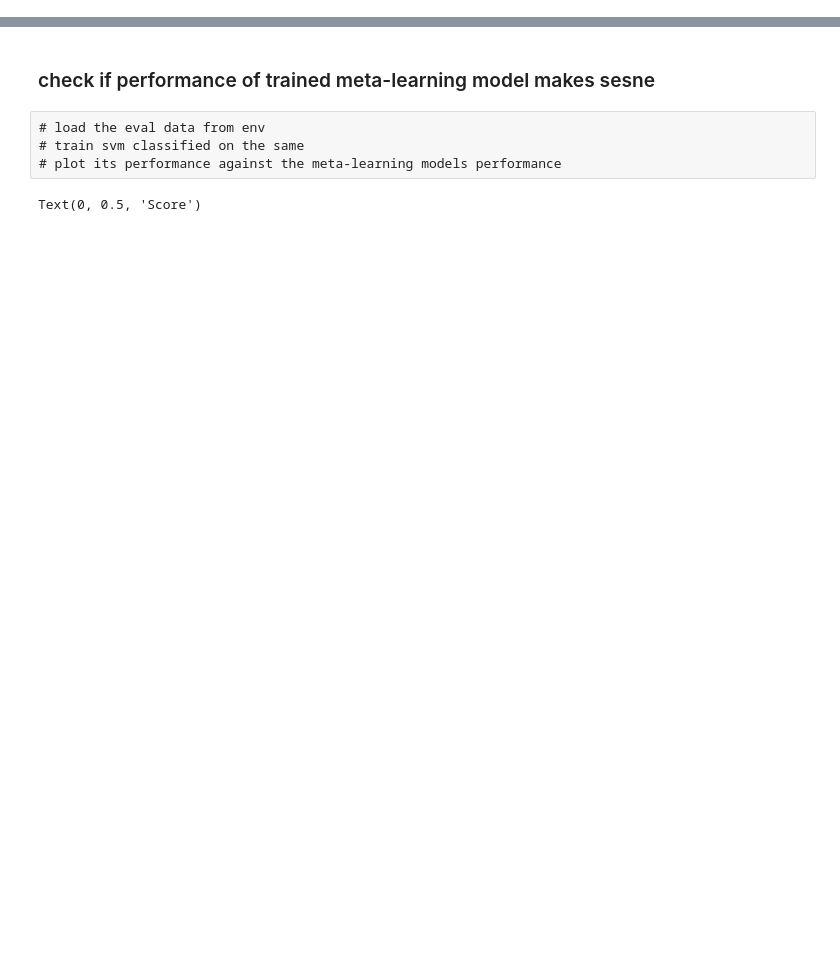
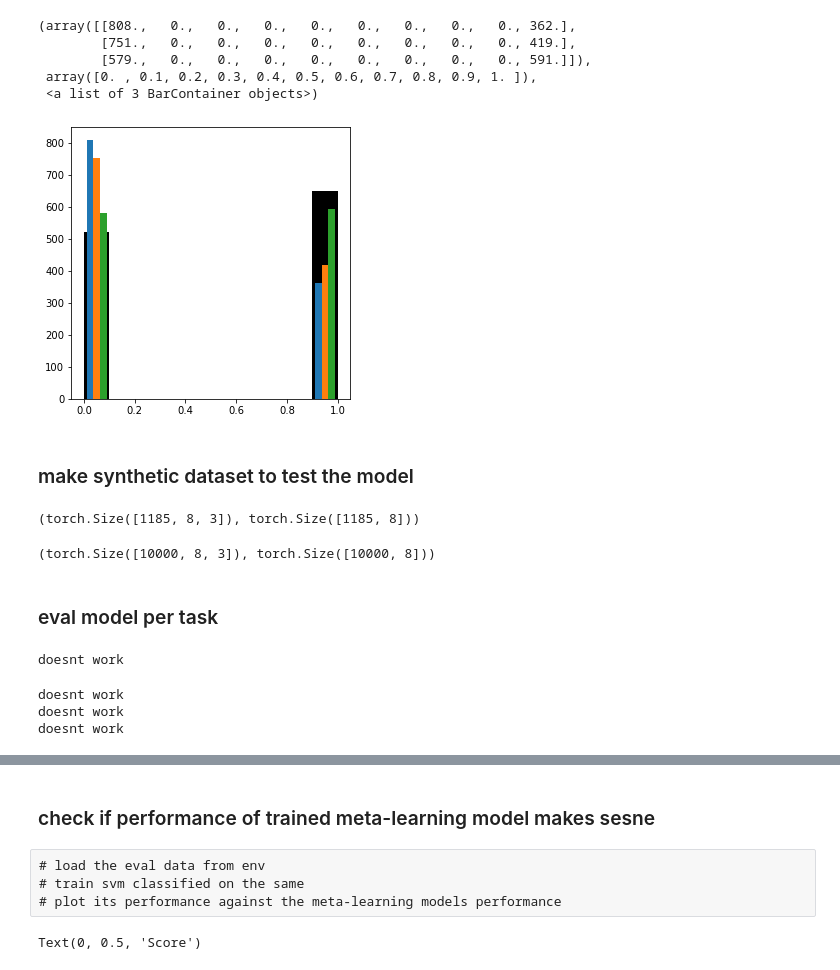
Before and after one commit to akjagadish/vanilla-llama, a Jupyter notebook: categorisation/notebooks/train_meta-learner.ipynb, the cells around one changed output, grey strips where cells are left out. Saved outputs shown, nothing was run; the diff lists cells and outputs as text; code cells hidden in the pictures; blank space fills up the shorter version.

```diff
--- a/categorisation/notebooks/train_meta-learner.ipynb
+++ b/categorisation/notebooks/train_meta-learner.ipynb
@@ -7,0 +87,14 @@ sys.path.append('/raven/u/ajagadish/vanilla-llama/categorisation/rl2')
+# %%
+FIGSIZE=(5,5)
+f, ax = plt.subplots(1, 1, figsize=FIGSIZE)
+ax.hist(true_.numpy(), color='k')
+ax.hist(model_.numpy())
+# %% [output]
+(array([[808.,   0.,   0.,   0.,   0.,   0.,   0.,   0.,   0., 362.],
+        [751.,   0.,   0.,   0.,   0.,   0.,   0.,   0.,   0., 419.],
+        [579.,   0.,   0.,   0.,   0.,   0.,   0.,   0.,   0., 591.]]),
+ array([0. , 0.1, 0.2, 0.3, 0.4, 0.5, 0.6, 0.7, 0.8, 0.9, 1. ]),
+ <a list of 3 BarContainer objects>)
+[figure, added]
+# %% [markdown]
+### make synthetic dataset to test the model
@@ -7,0 +106,10 @@ sys.path.append('/raven/u/ajagadish/vanilla-llama/categorisation/rl2')
+# %%
+info['inputs'].shape, info['targets'].shape,
+# %% [output]
+(torch.Size([1185, 8, 3]), torch.Size([1185, 8]))
+# %%
+x.permute(1, 0, 2).shape, c.permute(1, 0).shape
+# %% [output]
+(torch.Size([10000, 8, 3]), torch.Size([10000, 8]))
+# %% [markdown]
+### eval model per task
@@ -7,0 +124,30 @@ sys.path.append('/raven/u/ajagadish/vanilla-llama/categorisation/rl2')
+# %%
+env_name = '/raven/u/ajagadish/vanilla-llama/categorisation/data/llama_generated_tasks_params65B_dim3_data8_tasks14500.csv'
+model_path = '../trained_models/env=llama_generated_tasks_params65B_dim3_data8_tasks14500_num_episodes1000000_num_hidden=128_lr0.0003_run=0.pt'
+#env=llama_generated_tasks_params65B_dim3_data8_tasks14500_run=0.pt'
+mode = 'val'
+# load the eval data from environment
+env = CategorisationTask(data=env_name, mode=mode)
+_, _, _, _, info = env.reset()
+performance = []
+
+for ii in range(info['inputs'].shape[0]):
+
+    # train svm classified on the same
+    X = info['inputs'][ii]
+    y = info['targets'][ii]
+    try:
+        lr = LogisticRegressionModel(X,y)
+        svm = SVMModel(X,y)
+    except:
+        print('doesnt work')
+    if ii == 0:
+        _, model_choices, true_choices = evaluate(env_name=env_name, model_path=model_path, mode=mode, policy='greedy', return_all=True)
+        ml2 = (model_choices.argmax(2)==true_choices).sum(0)/8
+
+    performance.append([lr.score(X, y), svm.score(X, y), ml2[ii]])
+# %% [output]
+doesnt work
+doesnt work
+doesnt work
+doesnt work
```
Also changed, not shown: parts of 23 cells of this notebook, 1 other file.
